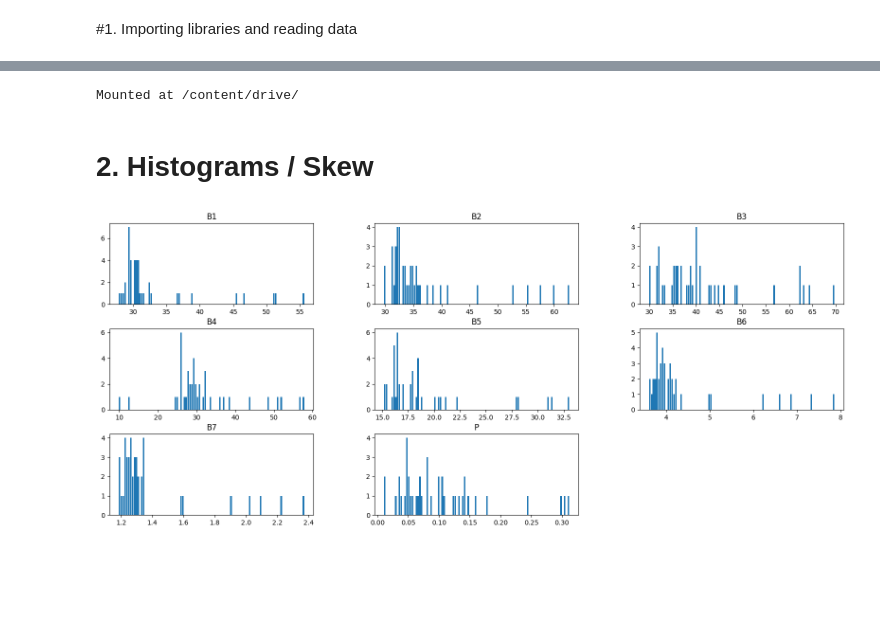
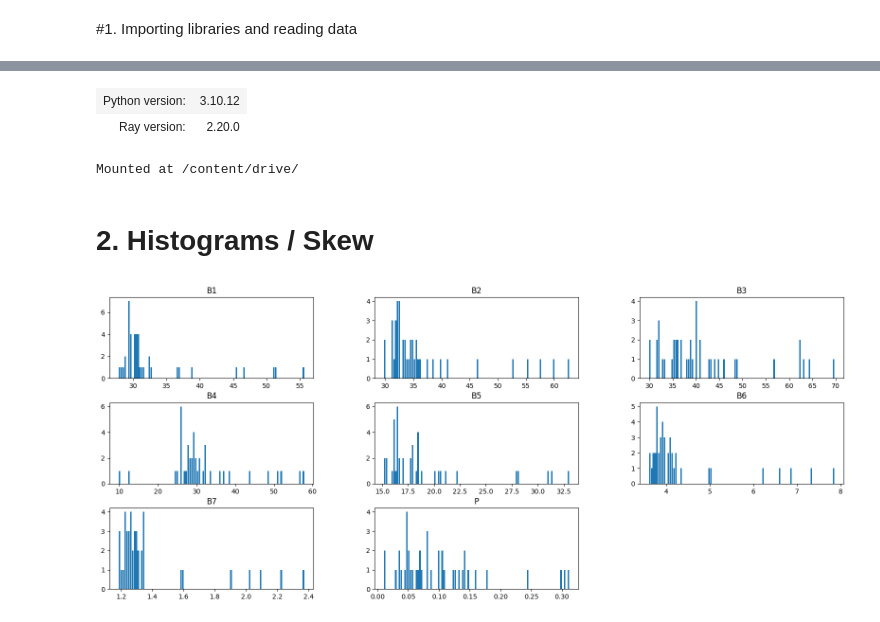
Before and after one commit to gabrie1-s/phosphorus_analysis, a Jupyter notebook: Analise_fosforo.ipynb, the cells around one changed output, grey strips where cells are left out. Cells and saved outputs as stored; diff of their text form; code cells hidden in the pictures; blank space fills up the shorter version.

```diff
--- a/Analise_fosforo.ipynb
+++ b/Analise_fosforo.ipynb
@@ -36,3 +36,6 @@ from sklearn.preprocessing import PolynomialFeatures
 from sklearn.preprocessing import StandardScaler
 from sklearn.decomposition import PCA
 import plotly.graph_objects as go
+# %%
+ray.init()
+# %% [output]
@@ -39,3 +43,5 @@ import plotly.graph_objects as go
+| Python version: | 3.10.12 |
+| Ray version: | 2.20.0 |
 # %%
 drive.mount('/content/drive/')
 # %% [output]
```
Also changed, not shown: parts of 12 cells of this notebook.
